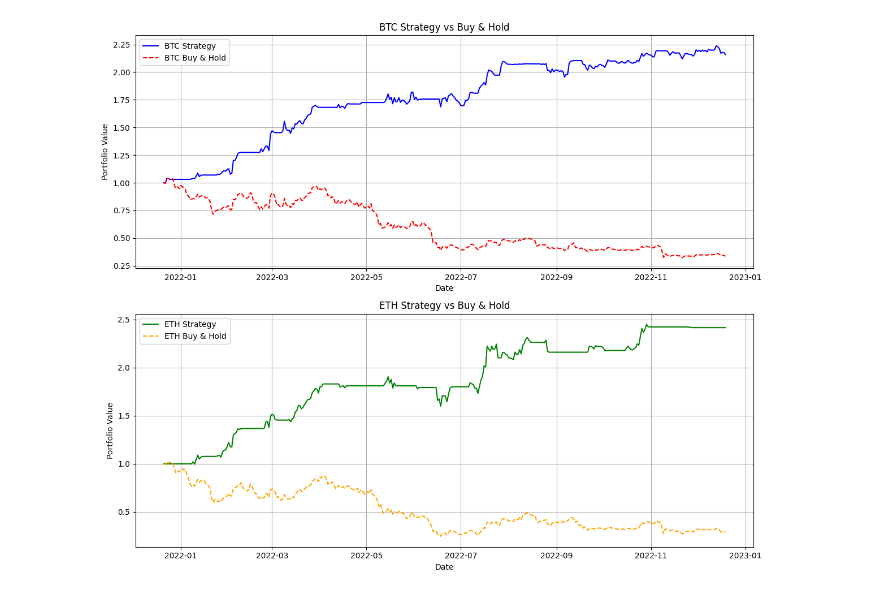
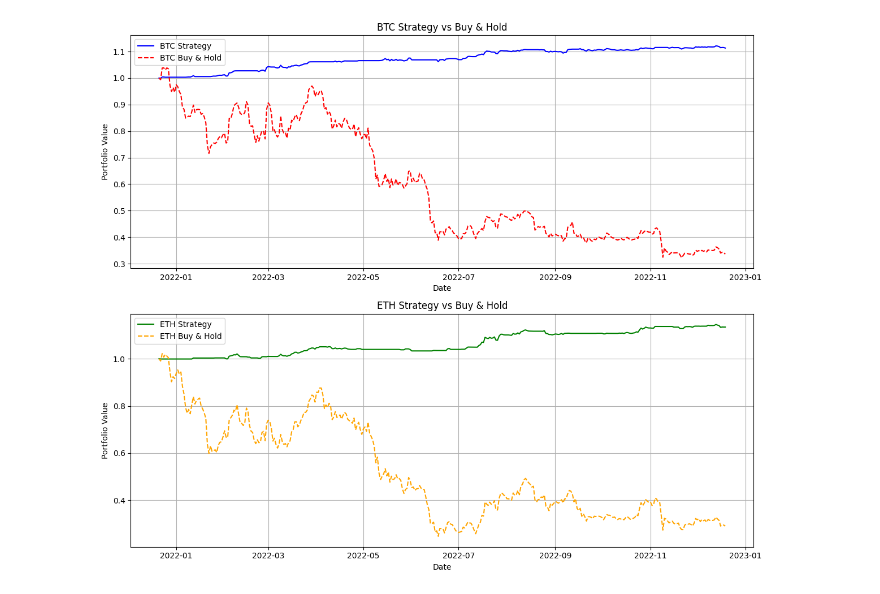
Before and after one commit to SMatti2/cryptoCapstone, a Jupyter notebook: notebooks/hloc_only/07_trading_simulation.ipynb, the cells around one changed output. Cells and saved outputs as stored; diff of their text form; code cells hidden in the pictures.

```diff
--- a/notebooks/hloc_only/07_trading_simulation.ipynb
+++ b/notebooks/hloc_only/07_trading_simulation.ipynb
@@ -27,12 +27,18 @@ df_eth = pd.read_csv(
 
 # load predictions
 df_pred_btc = pd.read_csv(
-    config.DATA_DIR / "predictions" / "log_price_change_predictions_btc.csv",
+    config.DATA_DIR
+    / "predictions"
+    / "hloc_only"
+    / "log_price_change_predictions_btc.csv",
     parse_dates=["date"],
     index_col="date",
 )
 df_pred_eth = pd.read_csv(
-    config.DATA_DIR / "predictions" / "log_price_change_predictions_eth.csv",
+    config.DATA_DIR
+    / "predictions"
+    / "hloc_only"
+    / "log_price_change_predictions_eth.csv",
     parse_dates=["date"],
     index_col="date",
 )
@@ -46,7 +52,7 @@ portfolio_btc = run_trading_simulation(
     price_df=df_btc,
     crypto_symbol="BTC",
     initial_capital=1.0,
-    trade_amount=1.0,
+    trade_amount=0.1,
     verbose=True,
 )
 df_portfolio_btc = pd.DataFrame({"Portfolio Value": portfolio_btc["portfolio_values"]})
@@ -57,7 +63,7 @@ portfolio_eth = run_trading_simulation(
     price_df=df_eth,
     crypto_symbol="ETH",
     initial_capital=1.0,
-    trade_amount=1.0,
+    trade_amount=0.1,
     verbose=True,
 )
 df_portfolio_eth = pd.DataFrame({"Portfolio Value": portfolio_eth["portfolio_values"]})
@@ -93 +99 @@ plot_portfolio_comparison(
-[figure, old version]
+[figure, new version]
```
Also changed, not shown: parts of 1 cell of this notebook.
